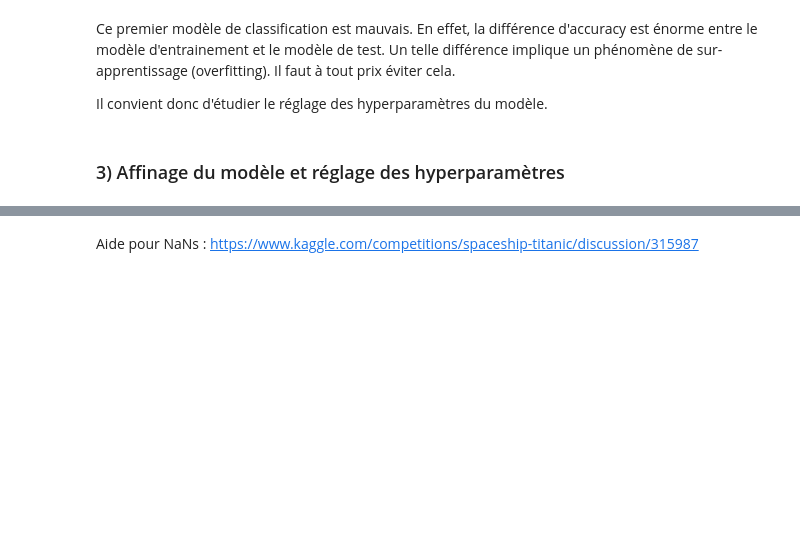
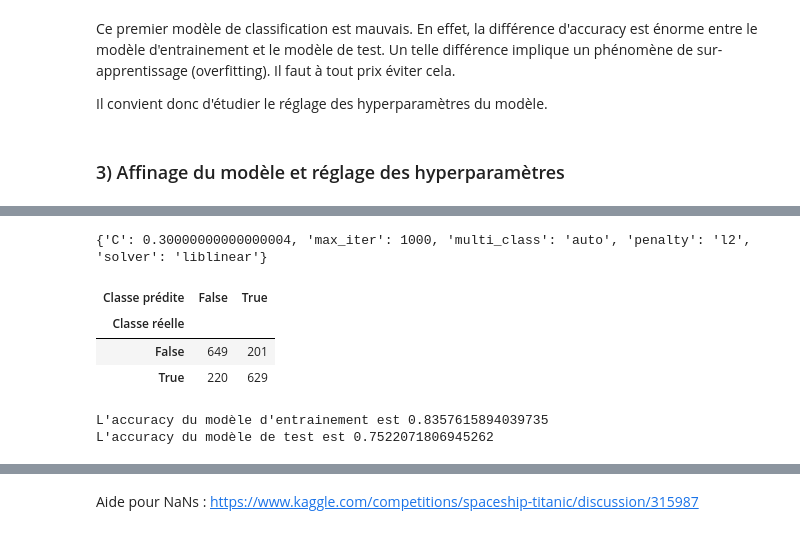
Before and after one commit to G-RELIQUET/Spaceship-Titanic, a Jupyter notebook: Etude.ipynb, the cells around one changed output, grey strips where cells are left out. Cells and saved outputs as stored; diff of their text form; code cells hidden in the pictures; blank space fills up the shorter version.

```diff
--- a/Etude.ipynb
+++ b/Etude.ipynb
@@ -373,8 +580,8 @@ NOTE : On veillera à regarder quelles sont les variables qui influent le plus s
 ### 1) Préparation et modélisation des données
 # %%
 #On copie les DataFrames pour effectuer des modifications dessus
-df_train_RL=df_train
-df_test_RL=df_test
+df_train_RL=df_train.copy()
+df_test_RL=df_test.copy()
 # %% [markdown]
 Discrétisation des variables
 # %%
@@ -450,5 +662,0 @@ parametres = {
-# %%
-grid_regLog = model_selection.GridSearchCV(estimator=clf, param_grid=parametres) #Application de la fonction au classifieur
-grille = grid_regLog.fit(X_train_enc,y_train) #Entrainement sur l'ensemble d'entrainement
-print(pd.DataFrame.from_dict(grille.cv_results_).loc[:,['params', 'mean_test_score']])
-clf=linear_model.LogisticRegression(C=1.0, max_iter=1000)
@@ -481,0 +663,14 @@ plt.show();
+# %%
+#Création d'un dictionnaire comprenant les valeurs possibles pour les hyperparamètres
+parametres = {
+    'C': np.arange(0.1, 1, 0.1),
+    'penalty': ['l2', 'l1', 'elasticnet'],
+    'solver': ['liblinear', 'saga'],
+    'max_iter': [1000],
+    'multi_class': ['auto', 'ovr', 'multinomial'],
+    #'n_jobs': [-1]
+}
+# %%
+grid_regLog = model_selection.GridSearchCV(estimator=clf, param_grid=parametres, cv=5) #Application de la fonction au classifieur
+grille = grid_regLog.fit(X_train_enc,y_train) #Entrainement sur l'ensemble d'entrainement
+print(pd.DataFrame.from_dict(grille.cv_results_).loc[:,['params', 'mean_test_score']]) #Fonctionne en 3mins
@@ -481,0 +709,20 @@ plt.show();
+# %%
+print(grid_regLog.best_params_)
+# %% [output]
+{'C': 0.30000000000000004, 'max_iter': 1000, 'multi_class': 'auto', 'penalty': 'l2', 'solver': 'liblinear'}
+# %%
+y_pred=grid_regLog.predict(X_test_enc)
+pd.crosstab(y_test, y_pred, rownames=['Classe réelle'], colnames=['Classe prédite'])
+# %% [output]
+| Classe prédite | False | True |
+| Classe réelle |  |  |
+| False | 649 | 201 |
+| True | 220 | 629 |
+# %%
+accuracy_train_RL = grid_regLog.score(X_train_enc, y_train)
+print("L'accuracy du modèle d'entrainement est",accuracy_train_RL )
+accuracy_test_RL = grid_regLog.score(X_test_enc, y_test)
+print("L'accuracy du modèle de test est",accuracy_test_RL )
+# %% [output]
+L'accuracy du modèle d'entrainement est 0.8357615894039735
+L'accuracy du modèle de test est 0.7522071806945262
```
Also changed, not shown: parts of 76 cells of this notebook.
